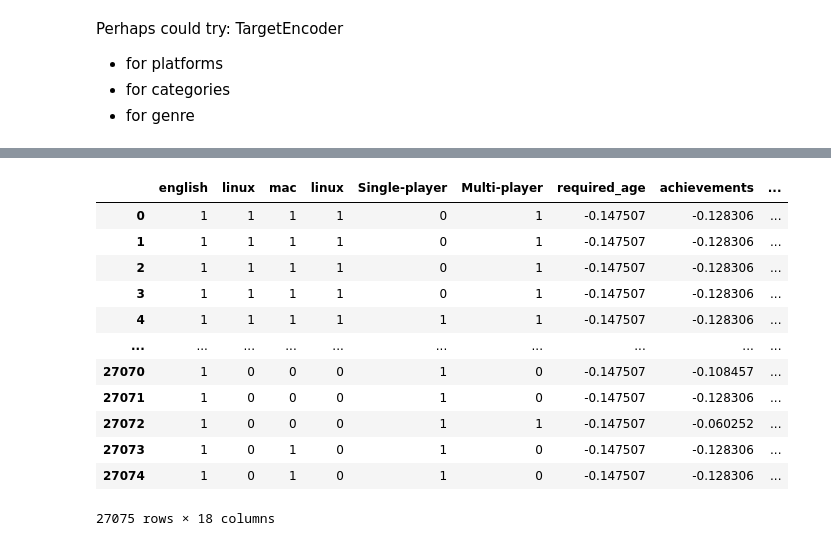
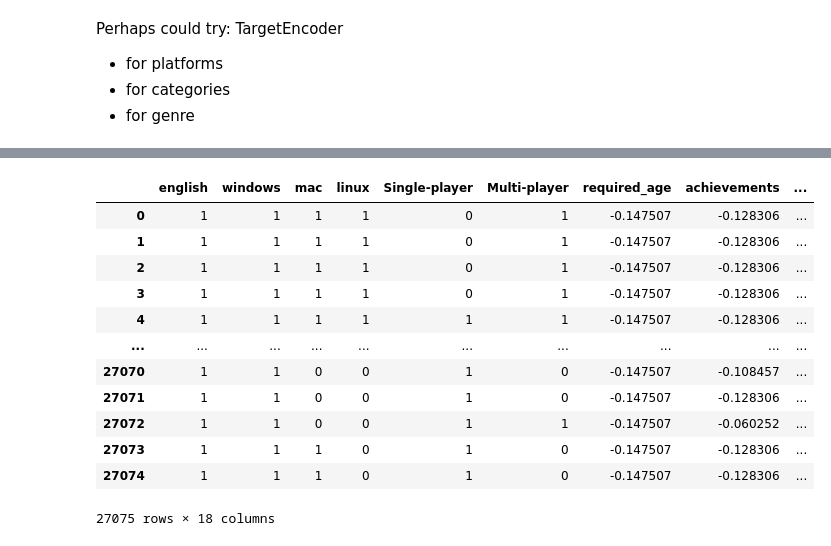
Before and after one commit to nefelibata28/usg, a Jupyter notebook: notebooks/data_cleaning.ipynb, the cells around one changed output, grey strips where cells are left out. Drawn from its saved outputs; the diff is of its cells as text; code cells hidden in the pictures.

```diff
--- a/notebooks/data_cleaning.ipynb
+++ b/notebooks/data_cleaning.ipynb
@@ -669,6 +674,3 @@ Perhaps could try: TargetEncoder
 # %%
 kaggle_steam['Single-player'] = categories_df['Single-player']
 kaggle_steam['Multi-player'] = categories_df['Multi-player']
-if "Accounting" not in kaggle_steam.columns:
-  kaggle_steam = pd.concat([kaggle_steam, genres_df], axis=1)
-kaggle_steam.dtypes
@@ -693,24 +677,24 @@ dtype: object
 # %%
-categorical = ['english', 'linux', 'mac', 'linux', 'Single-player', 'Multi-player'] # + list(genres_df.columns)
+categorical = ['english', 'windows', 'mac', 'linux', 'Single-player', 'Multi-player'] # + list(genres_df.columns)
 numerical = ['required_age', 'achievements', 'positive_ratings', 'negative_ratings',
              'average_playtime', 'median_playtime', 'price',
              'year', 'est_owners', 'num_categories', 'num_genres', 'num_steamspy_tags']
 X = pd.DataFrame(data=StandardScaler().fit_transform(kaggle_steam.loc[:, numerical]), columns=numerical)
 X = pd.concat([kaggle_steam.loc[:, categorical], X], axis=1)
 X
 # %% [output]
-|  | english | linux | mac | linux | Single-player | Multi-player | required_age | achievements | ... |
+|  | english | windows | mac | linux | Single-player | Multi-player | required_age | achievements | ... |
 | 0 | 1 | 1 | 1 | 1 | 0 | 1 | -0.147507 | -0.128306 | ... |
 | 1 | 1 | 1 | 1 | 1 | 0 | 1 | -0.147507 | -0.128306 | ... |
 | 2 | 1 | 1 | 1 | 1 | 0 | 1 | -0.147507 | -0.128306 | ... |
 | 3 | 1 | 1 | 1 | 1 | 0 | 1 | -0.147507 | -0.128306 | ... |
 | 4 | 1 | 1 | 1 | 1 | 1 | 1 | -0.147507 | -0.128306 | ... |
 | ... | ... | ... | ... | ... | ... | ... | ... | ... | ... |
-| 27070 | 1 | 0 | 0 | 0 | 1 | 0 | -0.147507 | -0.108457 | ... |
-| 27071 | 1 | 0 | 0 | 0 | 1 | 0 | -0.147507 | -0.128306 | ... |
-| 27072 | 1 | 0 | 0 | 0 | 1 | 1 | -0.147507 | -0.060252 | ... |
-| 27073 | 1 | 0 | 1 | 0 | 1 | 0 | -0.147507 | -0.128306 | ... |
-| 27074 | 1 | 0 | 1 | 0 | 1 | 0 | -0.147507 | -0.128306 | ... |
+| 27070 | 1 | 1 | 0 | 0 | 1 | 0 | -0.147507 | -0.108457 | ... |
+| 27071 | 1 | 1 | 0 | 0 | 1 | 0 | -0.147507 | -0.128306 | ... |
+| 27072 | 1 | 1 | 0 | 0 | 1 | 1 | -0.147507 | -0.060252 | ... |
+| 27073 | 1 | 1 | 1 | 0 | 1 | 0 | -0.147507 | -0.128306 | ... |
+| 27074 | 1 | 1 | 1 | 0 | 1 | 0 | -0.147507 | -0.128306 | ... |
 27075 rows × 18 columns
 # %%
 from kmodes.kprototypes import KPrototypes
```
Also changed, not shown: parts of 17 cells of this notebook.
